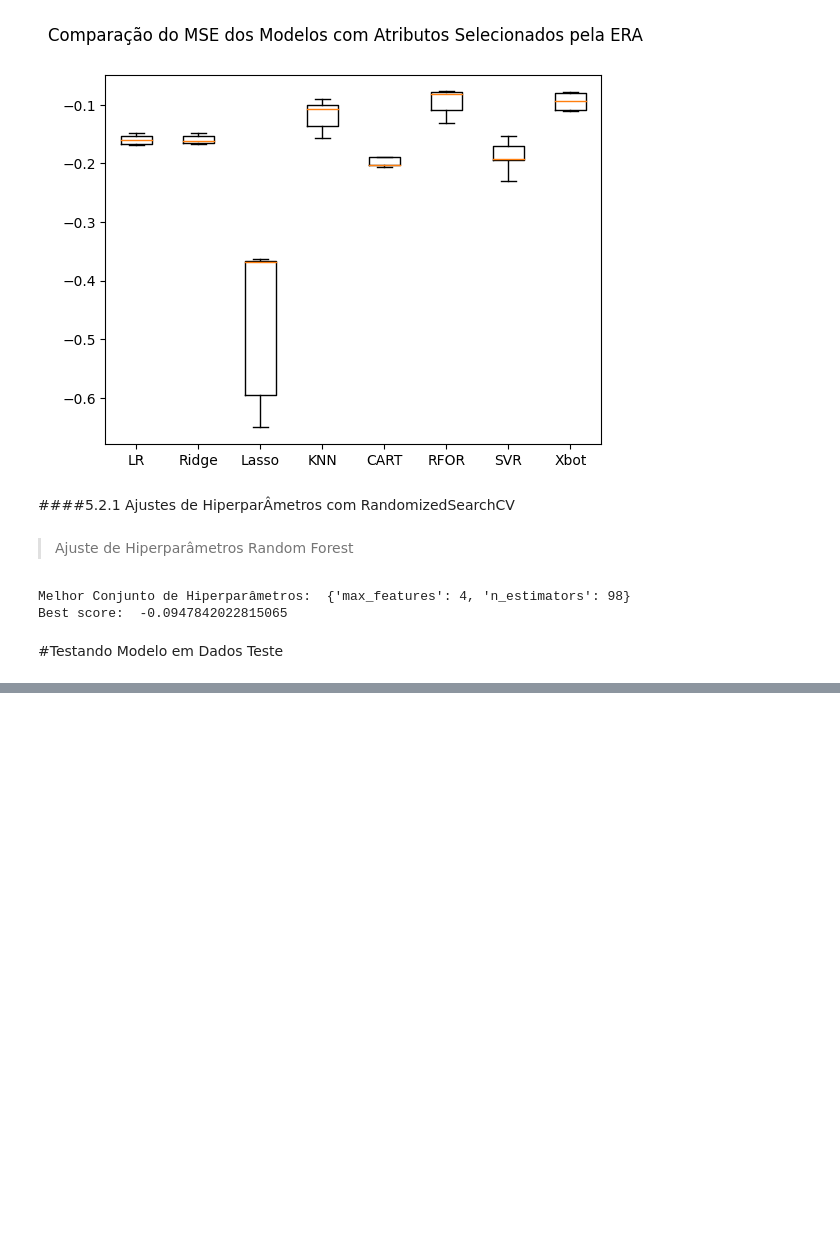
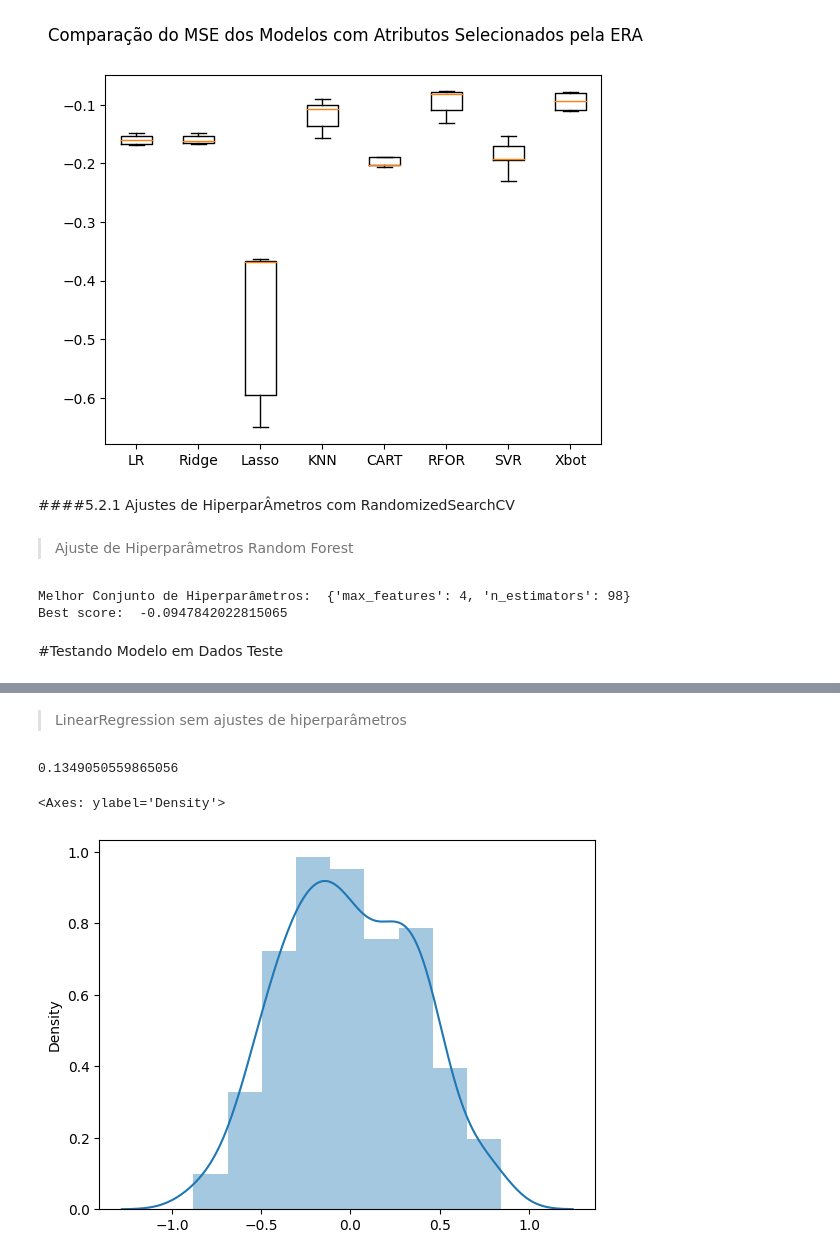
Before and after one commit to MmoniqueL/MVP----Machine-Learning, a Jupyter notebook: MVP_Machine_Learning_El_Niño_V2.ipynb, the cells around one changed output, grey strips where cells are left out. Saved outputs shown, nothing was run; the diff lists cells and outputs as text; code cells hidden in the pictures; blank space fills up the shorter version.

```diff
--- a/MVP_Machine_Learning_El_Niño_V2.ipynb
+++ b/MVP_Machine_Learning_El_Niño_V2.ipynb
@@ -818,0 +839,15 @@ sns.distplot(y_test-predict_xgb)
+# %% [markdown]
+
+
+> LinearRegression sem ajustes de hiperparâmetros
+# %%
+model_lr=LinearRegression()
+model_lr.fit(X_train, y_train)
+predict_lr = model_lr.predict(X_test)
+
+print(mean_squared_error(y_test, predict_lr))
+sns.distplot(y_test-predict_lr)
+# %% [output]
+0.1349050559865056
+<Axes: ylabel='Density'>
+[figure, added]
```
Also changed, not shown: parts of 5 cells of this notebook.
